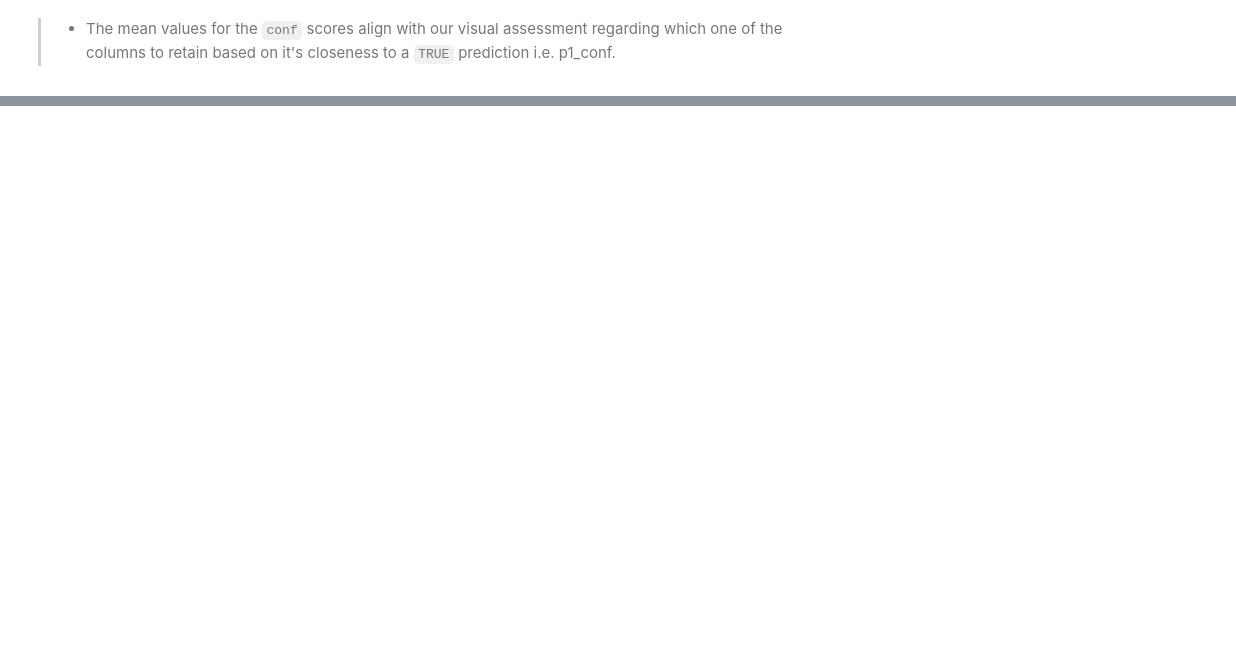
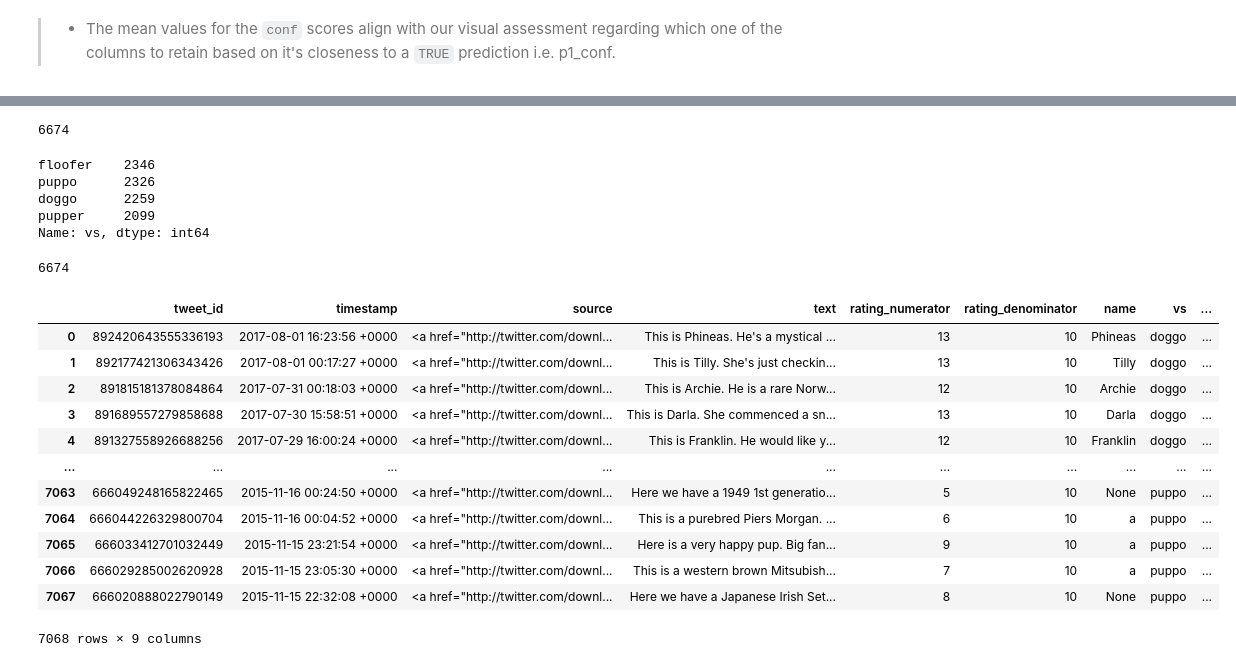
Before and after one commit to kurosakiaduma/weratedogs, a Jupyter notebook: wrangle_act.ipynb, the cells around one changed output, grey strips where cells are left out. Cells and saved outputs as stored; diff of their text form; code cells hidden in the pictures; blank space fills up the shorter version.

```diff
--- a/wrangle_act.ipynb
+++ b/wrangle_act.ipynb
@@ -643 +450,5 @@ Name: p1, Length: 378, dtype: int64
+# %%
+df_copy_arch = df_tw_arch.copy()
+df_copy_data = df_tw_data.copy()
+df_copy_img = df_image_pred.copy()
 # %% [markdown]
@@ -646,0 +473,6 @@ Name: p1, Length: 378, dtype: int64
+# %%
+df_copy_arch.drop(columns=['in_reply_to_status_id', 'in_reply_to_user_id','retweeted_status_id', 'retweeted_status_user_id','retweeted_status_timestamp', 'expanded_urls','floofer'], inplace=True)
+# %%
+d = df_copy_arch.melt(['tweet_id',  'timestamp','source', 'text',  'rating_numerator','rating_denominator', 'name'], var_name = 'vs', value_name='dog_stage')
+
+a.head()
@@ -646,0 +541,16 @@ Name: p1, Length: 378, dtype: int64
+# %%
+a.tweet_id.duplicated().sum()
+# %% [output]
+6674
+# %%
+a.vs.value_counts()
+# %% [output]
+floofer    2346
+puppo      2326
+doggo      2259
+pupper     2099
+Name: vs, dtype: int64
+# %%
+a.text.duplicated().sum()
+# %% [output]
+6674
@@ -646,0 +559,16 @@ Name: p1, Length: 378, dtype: int64
+# %%
+d
+# %% [output]
+|  | tweet_id | timestamp | source | text | rating_numerator | rating_denominator | name | vs | ... |
+| 0 | 892420643555336193 | 2017-08-01 16:23:56 +0000 | <a href="http://twitter.com/downl... | This is Phineas. He's a mystical ... | 13 | 10 | Phineas | doggo | ... |
+| 1 | 892177421306343426 | 2017-08-01 00:17:27 +0000 | <a href="http://twitter.com/downl... | This is Tilly. She's just checkin... | 13 | 10 | Tilly | doggo | ... |
+| 2 | 891815181378084864 | 2017-07-31 00:18:03 +0000 | <a href="http://twitter.com/downl... | This is Archie. He is a rare Norw... | 12 | 10 | Archie | doggo | ... |
+| 3 | 891689557279858688 | 2017-07-30 15:58:51 +0000 | <a href="http://twitter.com/downl... | This is Darla. She commenced a sn... | 13 | 10 | Darla | doggo | ... |
+| 4 | 891327558926688256 | 2017-07-29 16:00:24 +0000 | <a href="http://twitter.com/downl... | This is Franklin. He would like y... | 12 | 10 | Franklin | doggo | ... |
+| ... | ... | ... | ... | ... | ... | ... | ... | ... | ... |
+| 7063 | 666049248165822465 | 2015-11-16 00:24:50 +0000 | <a href="http://twitter.com/downl... | Here we have a 1949 1st generatio... | 5 | 10 | None | puppo | ... |
+| 7064 | 666044226329800704 | 2015-11-16 00:04:52 +0000 | <a href="http://twitter.com/downl... | This is a purebred Piers Morgan. ... | 6 | 10 | a | puppo | ... |
+| 7065 | 666033412701032449 | 2015-11-15 23:21:54 +0000 | <a href="http://twitter.com/downl... | Here is a very happy pup. Big fan... | 9 | 10 | a | puppo | ... |
+| 7066 | 666029285002620928 | 2015-11-15 23:05:30 +0000 | <a href="http://twitter.com/downl... | This is a western brown Mitsubish... | 7 | 10 | a | puppo | ... |
+| 7067 | 666020888022790149 | 2015-11-15 22:32:08 +0000 | <a href="http://twitter.com/downl... | Here we have a Japanese Irish Set... | 8 | 10 | None | puppo | ... |
+7068 rows × 9 columns
```
Also changed, not shown: parts of 64 cells of this notebook.
